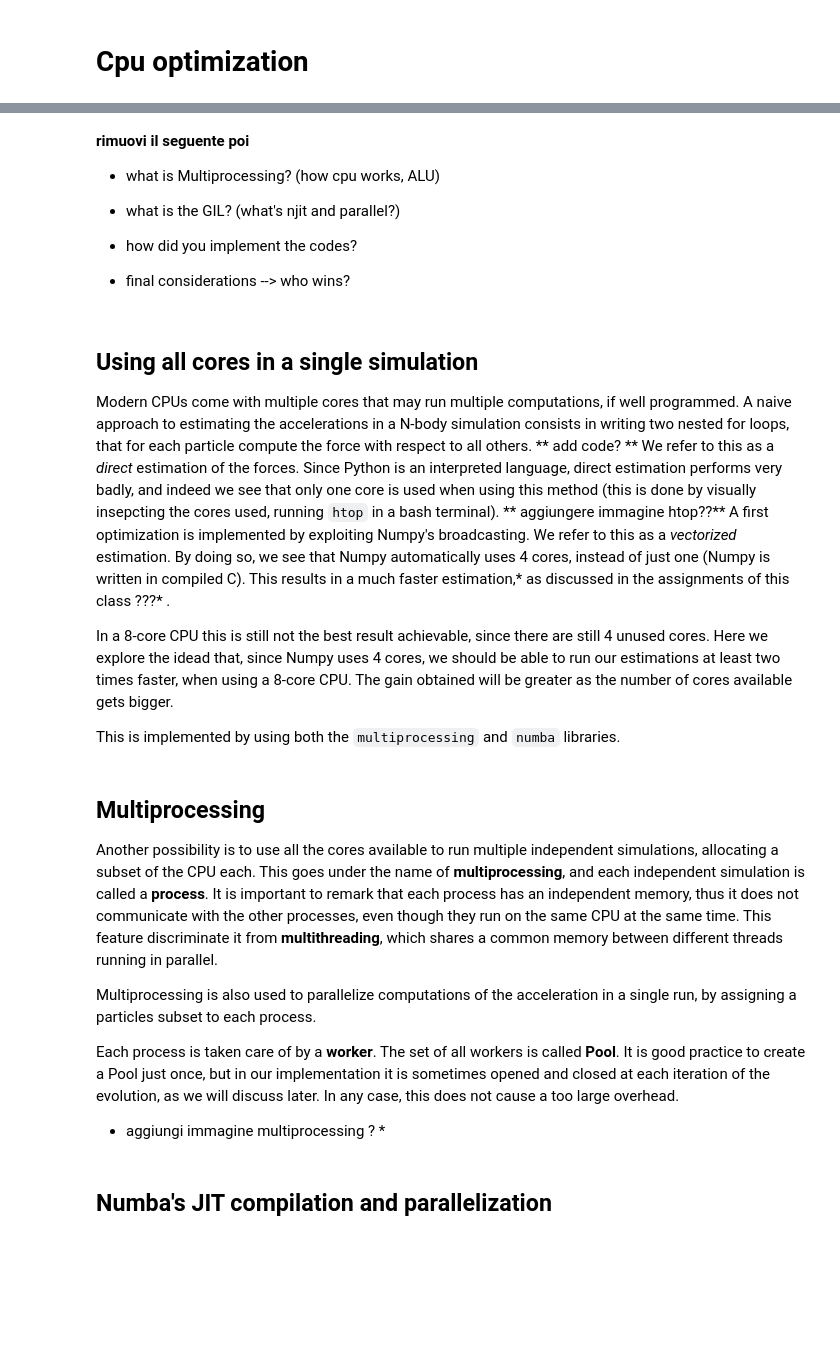
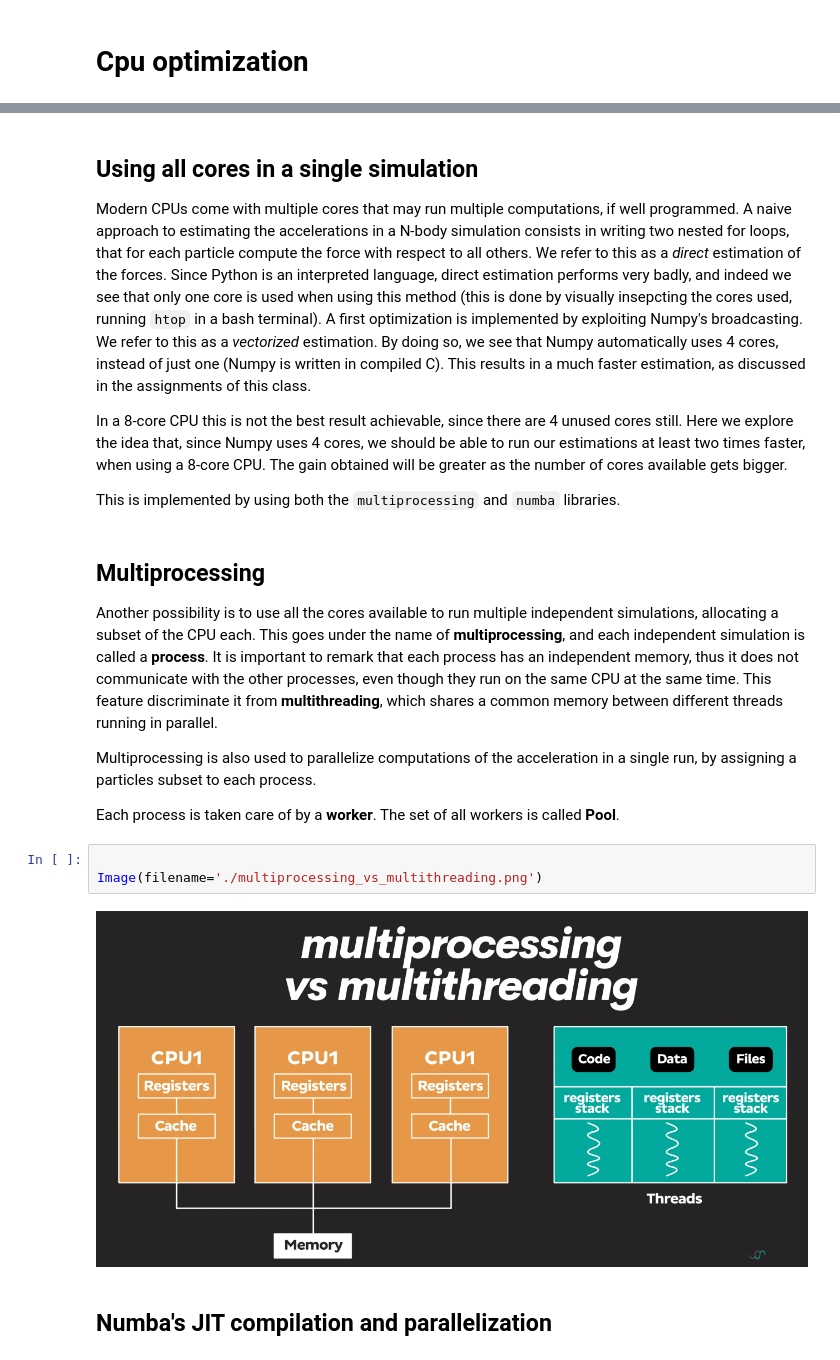
Before and after one commit to Berto70/pod_compastro23, a Jupyter notebook: project/cpu_optimization_report.ipynb, the cells around one changed output, grey strips where cells are left out. Cells and saved outputs as stored; diff of their text form; blank space fills up the shorter version.

Commit message:
final verision. Rimuovendo plots e caricando immagini. Ora siamo nelle mani di jackino

```diff
--- a/project/cpu_optimization_report.ipynb
+++ b/project/cpu_optimization_report.ipynb
@@ -13,16 +22,9 @@ We find a significant speed-up of the code in both cases (**aggiungi quanto**),
-# %% [markdown]
-**rimuovi il seguente poi**
-* what is Multiprocessing? (how cpu works, ALU)
-* what is the GIL? (what's njit and parallel?)
-
-* how did you implement the codes?
-* final considerations --> who wins?
 # %% [markdown]
 ## Using all cores in a single simulation
-Modern CPUs come with multiple cores that may run multiple computations, if well programmed. A naive approach to estimating the accelerations in a N-body simulation consists in writing two nested for loops, that for each particle compute the force with respect to all others. ** add code? ** We refer to this as a *direct* estimation of the forces. Since Python is an interpreted language, direct estimation performs very badly, and indeed we see that only one core is used when using this method (this is done by visually insepcting the cores used, running `htop` in a bash terminal). ** aggiungere immagine htop??**
-A first optimization is implemented by exploiting Numpy's broadcasting. We refer to this as a *vectorized* estimation. By doing so, we see that Numpy automatically uses 4 cores, instead of just one (Numpy is written in compiled C). This results in a much faster estimation,* as discussed in the assignments of this class ???* .
+Modern CPUs come with multiple cores that may run multiple computations, if well programmed. A naive approach to estimating the accelerations in a N-body simulation consists in writing two nested for loops, that for each particle compute the force with respect to all others. We refer to this as a *direct* estimation of the forces. Since Python is an interpreted language, direct estimation performs very badly, and indeed we see that only one core is used when using this method (this is done by visually insepcting the cores used, running `htop` in a bash terminal).
+A first optimization is implemented by exploiting Numpy's broadcasting. We refer to this as a *vectorized* estimation. By doing so, we see that Numpy automatically uses 4 cores, instead of just one (Numpy is written in compiled C). This results in a much faster estimation, as discussed in the assignments of this class.
 
-In a 8-core CPU this is still not the best result achievable, since there are still 4 unused cores. Here we explore the idead that, since Numpy uses 4 cores, we should be able to run our estimations at least two times faster, when using a 8-core CPU. The gain obtained will be greater as the number of cores available gets bigger.
+In a 8-core CPU this is not the best result achievable, since there are 4 unused cores still. Here we explore the idea that, since Numpy uses 4 cores, we should be able to run our estimations at least two times faster, when using a 8-core CPU. The gain obtained will be greater as the number of cores available gets bigger.
 
 This is implemented by using both the `multiprocessing` and `numba` libraries.
 # %% [markdown]
@@ -32,9 +34,12 @@ Another possibility is to use all the cores available to run multiple independen
 
 Multiprocessing is also used to parallelize computations of the acceleration in a single run, by assigning a particles subset to each process.
 
-Each process is taken care of by a **worker**. The set of all workers is called **Pool**. It is good practice to create a Pool just once, but in our implementation it is sometimes opened and closed at each iteration of the evolution, as we will discuss later. In any case, this does not cause a too large overhead.
-
-* aggiungi immagine multiprocessing ? *
+Each process is taken care of by a **worker**. The set of all workers is called **Pool**.
+# %%
+
+Image(filename='./multiprocessing_vs_multithreading.png')
+# %% [output]
+[figure, added]
 # %% [markdown]
 ## Numba's JIT compilation and parallelization
 # %% [markdown]
```
Also changed, not shown: parts of 22 cells of this notebook.
